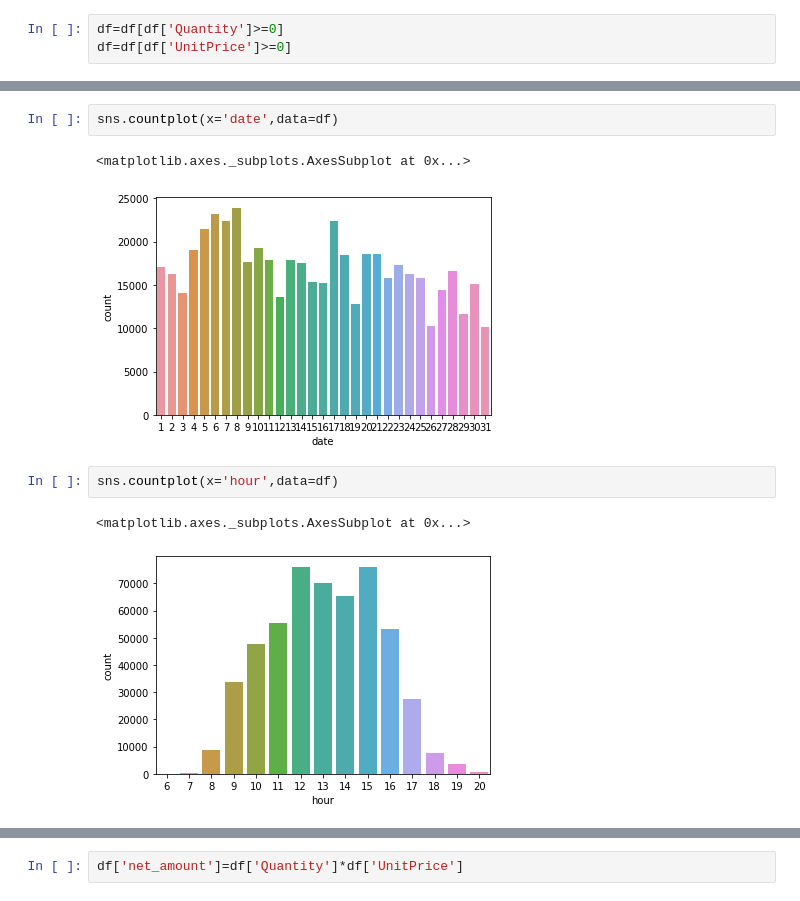
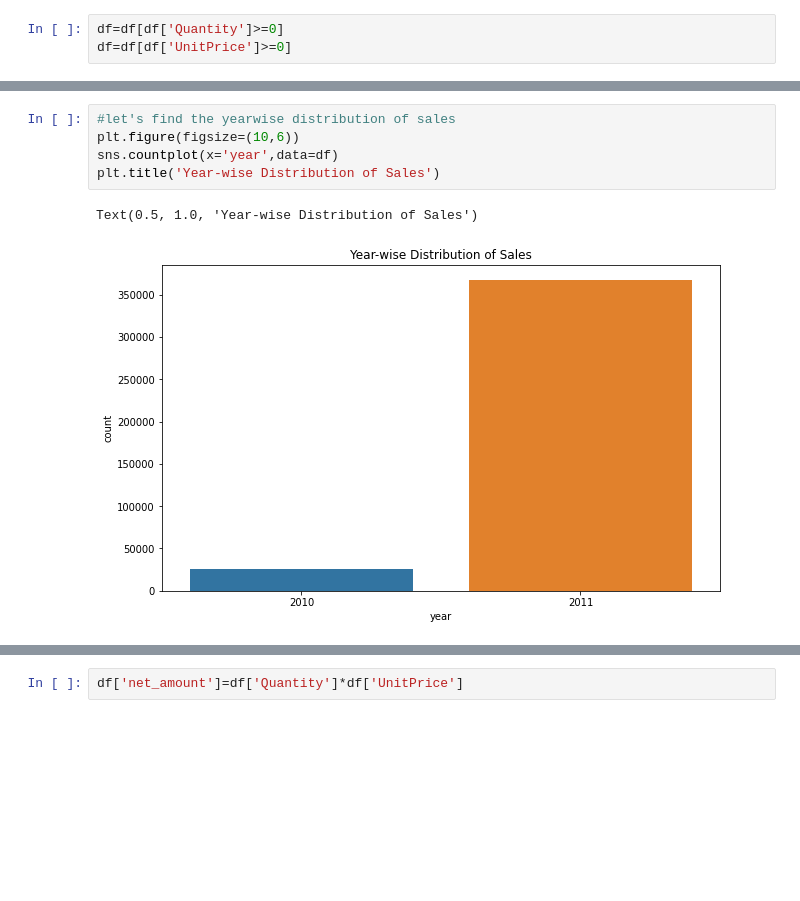
Before and after one commit to shreesha2304/Online-Retail-Customer-Segmentation, a Jupyter notebook: Online_Retail_Customer_Segmentation_Capstone_Project.ipynb, the cells around one changed output, grey strips where cells are left out. Drawn from its saved outputs; the diff is of its cells as text; blank space fills up the shorter version.

```diff
--- a/Online_Retail_Customer_Segmentation_Capstone_Project.ipynb
+++ b/Online_Retail_Customer_Segmentation_Capstone_Project.ipynb
@@ -205,10 +245,8 @@ sns.countplot(x='day_of_week',data=df)
-# %%
-sns.countplot(x='date',data=df)
-# %% [output]
-<matplotlib.axes._subplots.AxesSubplot at 0x...>
-[figure, removed]
-# %%
-sns.countplot(x='hour',data=df)
-# %% [output]
-<matplotlib.axes._subplots.AxesSubplot at 0x...>
-[figure, removed]
+# %%
+#let's find the yearwise distribution of sales
+plt.figure(figsize=(10,6))
+sns.countplot(x='year',data=df)
+plt.title('Year-wise Distribution of Sales')
+# %% [output]
+Text(0.5, 1.0, 'Year-wise Distribution of Sales')
+[figure, added]
```
Also changed, not shown: parts of 64 cells of this notebook.
